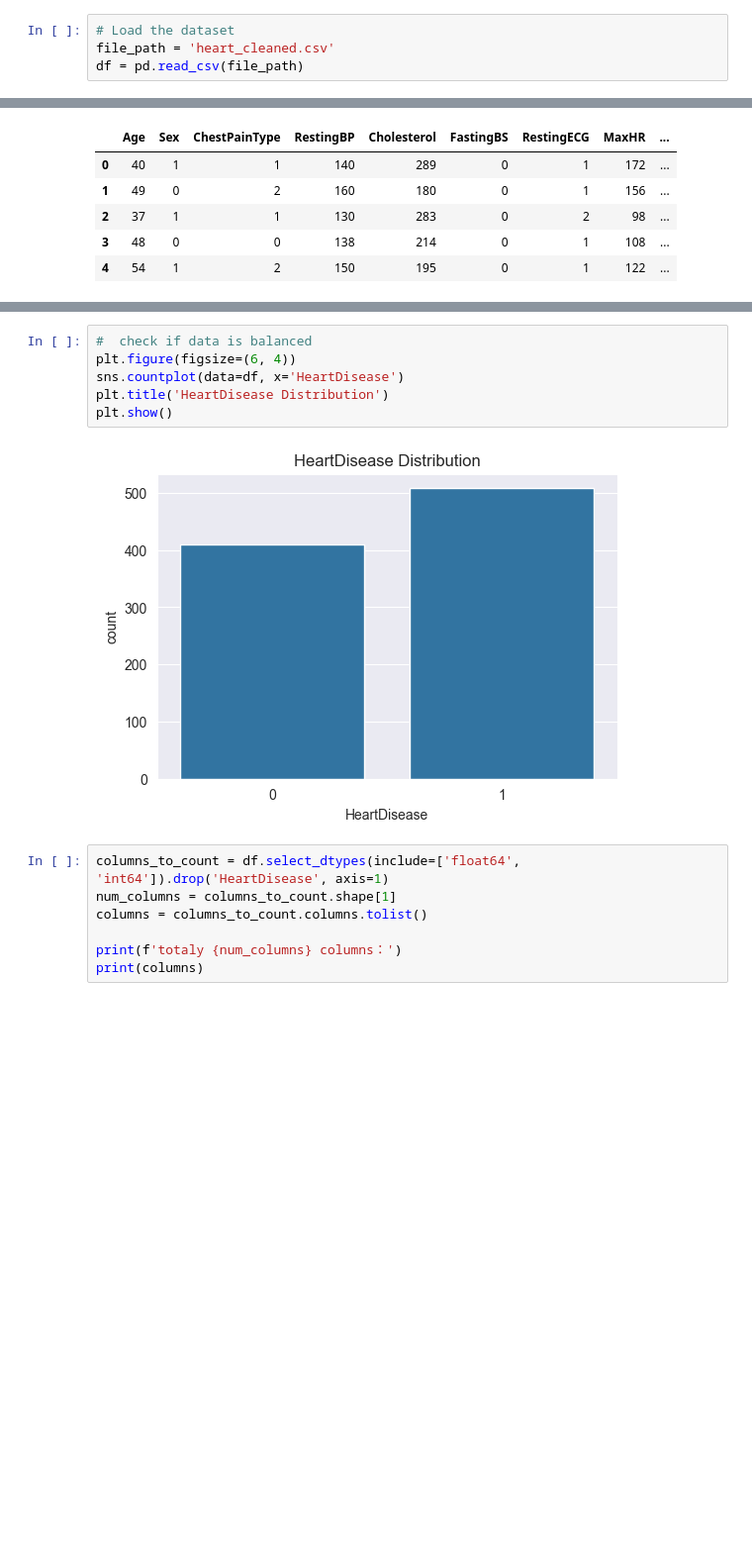
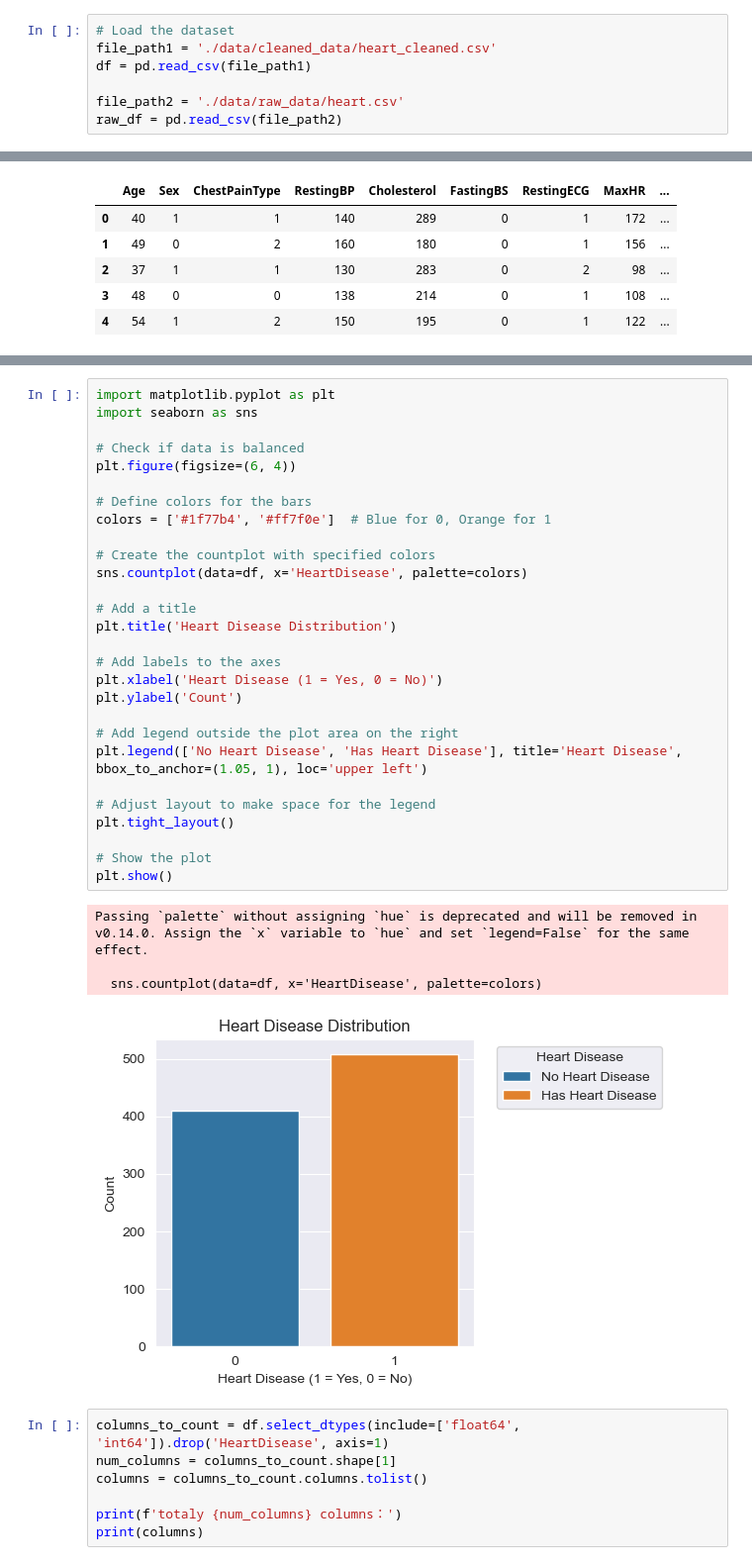
Before and after one commit to aaron6yi/team-16, a Jupyter notebook: EDA visualization.ipynb, the cells around one changed output, grey strips where cells are left out. Shown at 99% size. Saved outputs shown, nothing was run; the diff lists cells and outputs as text; blank space fills up the shorter version.

```diff
--- a/EDA visualization.ipynb
+++ b/EDA visualization.ipynb
@@ -4,8 +4,11 @@ import seaborn as sns
 import matplotlib.pyplot as plt
 # %%
 # Load the dataset
-file_path = 'heart_cleaned.csv'
-df = pd.read_csv(file_path)
+file_path1 = './data/cleaned_data/heart_cleaned.csv'
+df = pd.read_csv(file_path1)
+
+file_path2 = './data/raw_data/heart.csv'
+raw_df = pd.read_csv(file_path2)
 # %%
 df.head()
 # %% [output]
@@ -18,11 +23,36 @@ df.head()
 # %%
-#  check if data is balanced
+import matplotlib.pyplot as plt
+import seaborn as sns
+
+# Check if data is balanced
 plt.figure(figsize=(6, 4))
-sns.countplot(data=df, x='HeartDisease')
-plt.title('HeartDisease Distribution')
+
+# Define colors for the bars
+colors = ['#1f77b4', '#ff7f0e']  # Blue for 0, Orange for 1
+
+# Create the countplot with specified colors
+sns.countplot(data=df, x='HeartDisease', palette=colors)
+
+# Add a title
+plt.title('Heart Disease Distribution')
+
+# Add labels to the axes
+plt.xlabel('Heart Disease (1 = Yes, 0 = No)')
+plt.ylabel('Count')
+
+# Add legend outside the plot area on the right
+plt.legend(['No Heart Disease', 'Has Heart Disease'], title='Heart Disease', bbox_to_anchor=(1.05, 1), loc='upper left')
+
+# Adjust layout to make space for the legend
+plt.tight_layout()
+
+# Show the plot
 plt.show()
 # %% [output]
+Passing `palette` without assigning `hue` is deprecated and will be removed in v0.14.0. Assign the `x` variable to `hue` and set `legend=False` for the same effect.
+
+  sns.countplot(data=df, x='HeartDisease', palette=colors)
-[figure, old version]
+[figure, new version]
 # %%
 columns_to_count = df.select_dtypes(include=['float64', 'int64']).drop('HeartDisease', axis=1)
 num_columns = columns_to_count.shape[1]
```
Also changed, not shown: parts of 14 cells of this notebook.
